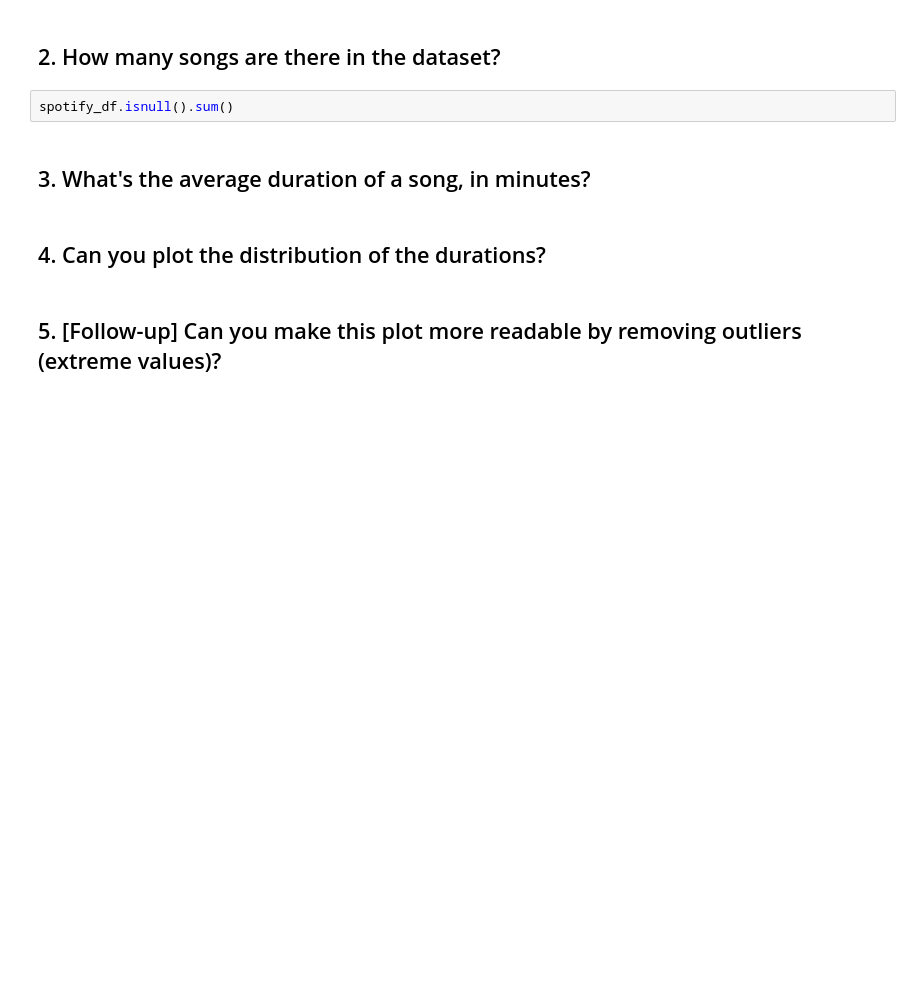
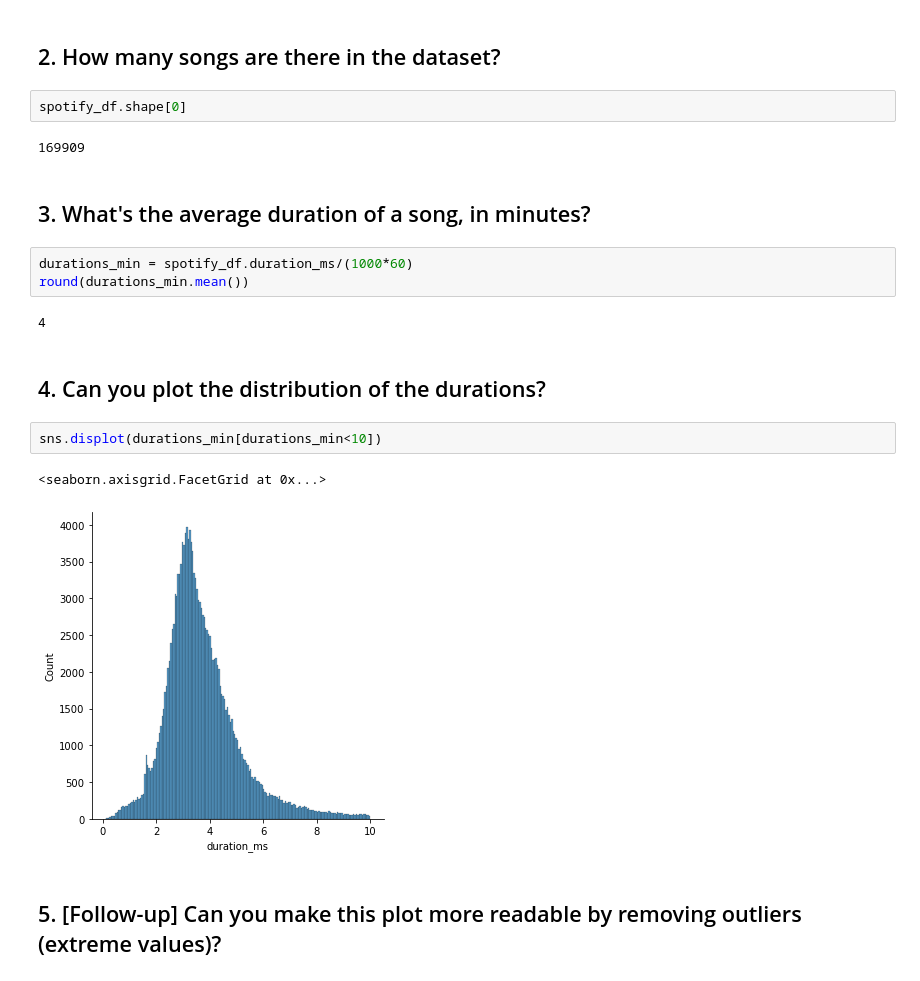
Before and after one commit to Campano/data-analysis, a Jupyter notebook: spotify.ipynb, the cells around one changed output. Saved outputs shown, nothing was run; the diff lists cells and outputs as text; blank space fills up the shorter version.

```diff
--- a/spotify.ipynb
+++ b/spotify.ipynb
@@ -43,12 +43,24 @@ year                0
 dtype: int64
 # %% [markdown]
 ## 2. How many songs are there in the dataset?
-# %%
-spotify_df.isnull().sum()
+# %%
+spotify_df.shape[0]
+# %% [output]
+169909
 # %% [markdown]
 ## 3. What's the average duration of a song, in minutes?
+# %%
+durations_min = spotify_df.duration_ms/(1000*60)
+round(durations_min.mean())
+# %% [output]
+4
 # %% [markdown]
 ## 4. Can you plot the distribution of the durations?
+# %%
+sns.displot(durations_min[durations_min<10])
+# %% [output]
+<seaborn.axisgrid.FacetGrid at 0x...>
+[figure, added]
 # %% [markdown]
 ## 5. [Follow-up] Can you make this plot more readable by removing outliers (extreme values)?
 # %% [markdown]
```
Also changed, not shown: parts of 4 cells of this notebook, 3 other files.
